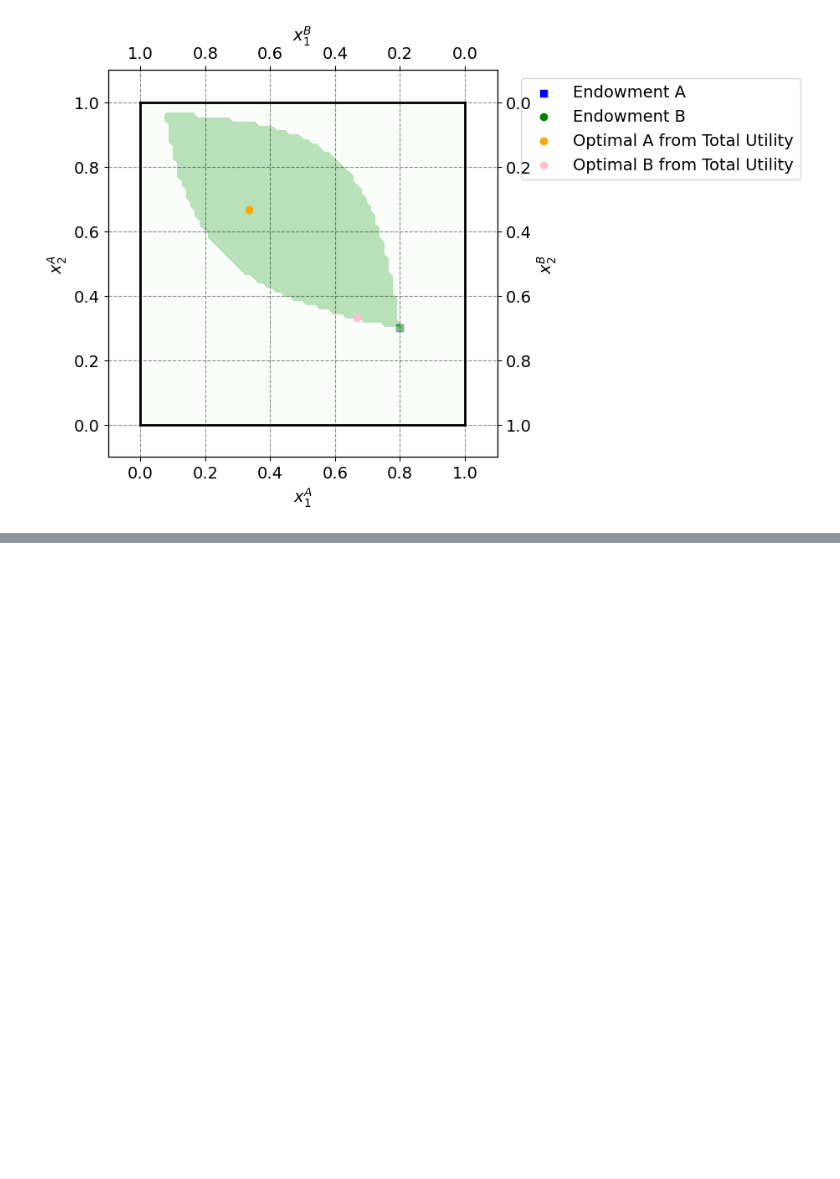
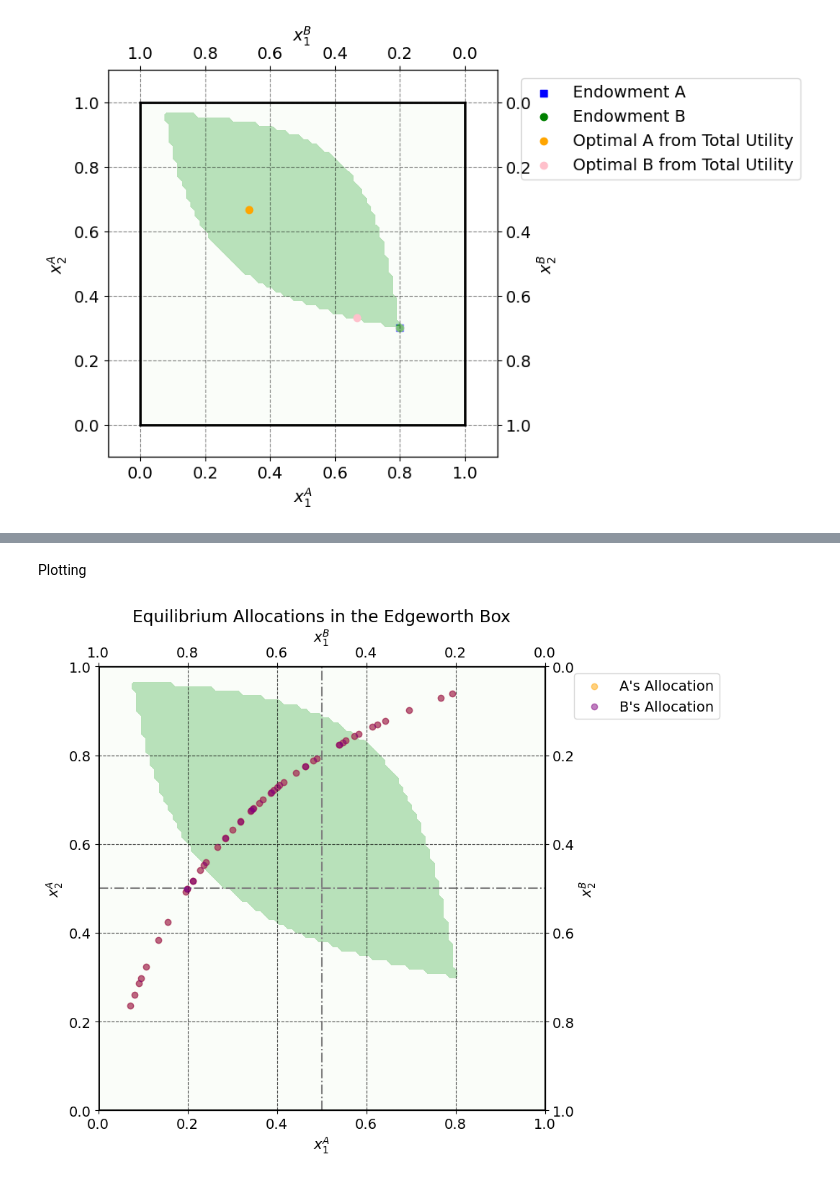
Before and after one commit to NumEconCopenhagen/projects-2024-rasmus, a Jupyter notebook: inauguralproject/inauguralproject.ipynb, the cells around one changed output, grey strips where cells are left out. Cells and saved outputs as stored; diff of their text form; code cells hidden in the pictures; blank space fills up the shorter version.

```diff
--- a/inauguralproject/inauguralproject.ipynb
+++ b/inauguralproject/inauguralproject.ipynb
@@ -290,0 +326,79 @@ plt.show()
+# %%
+# Assuming ExchangeEconomyClass and methods are defined as in your .py file
+model = ExchangeEconomyClass()
+
+equilibria = []
+
+for omega in W:
+    model.par.w1A, model.par.w2A = omega
+    p1_star = model.find_market_clearing_price()
+    x1A_star, x2A_star = model.demand_A(p1_star)
+    x1B_star, x2B_star = model.demand_B(p1_star)
+    equilibria.append(((x1A_star, x2A_star), (x1B_star, x2B_star)))
+# %% [markdown]
+Plotting
+# %%
+# Initialize figure for the Edgeworth Box
+fig = plt.figure(figsize=(8, 8))
+ax_A = fig.add_subplot(1, 1, 1)
+
+# Setting limits for the Edgeworth Box based on total resources
+total_resources = [1, 1]  # Total amount of x1 and x2 in the economy
+
+ax_A.set_xlim(0, total_resources[0])
+ax_A.set_ylim(0, total_resources[1])
+ax_A.set_xlabel('$x_{1}^A$')
+ax_A.set_ylabel('$x_{2}^A$')
+
+# Create the second set of axes
+temp = ax_A.twinx()
+temp.set_ylabel("$x_2^B$")
+temp.set_ylim(0, total_resources[1])  # Set limits for B's y-axis
+ax_B = temp.twiny()
+ax_B.set_xlabel("$x_1^B$")
+ax_B.set_xlim(0, total_resources[0])  # Set limits for B's x-axis
+ax_B.invert_xaxis()
+ax_B.invert_yaxis()
+
+# Create a grid of points in the Edgeworth box
+x = np.linspace(0, 1, 100)
+y = np.linspace(0, 1, 100)
+X, Y = np.meshgrid(x, y)
+
+# Calculate utilities for all combinations for A and the corresponding for B
+utility_A_grid = utility_A(X, Y, alpha)
+utility_B_grid = utility_B(1 - X, 1 - Y, beta)
+
+# Identify combinations that are Pareto improvements
+pareto_improvements_mask = (utility_A_grid >= utility_A_initial) & (utility_B_grid >= utility_B_initial)
+
+# Contour plot for Pareto improvements
+ax_A.contourf(X, Y, pareto_improvements_mask, cmap="Greens", alpha=0.5, levels=[0.5, 1], extend='both')
+
+# Plot each equilibrium allocation for A and B
+for ((x1A, x2A), (x1B, x2B)) in equilibria:
+    ax_A.scatter(x1A, x2A, color='orange', alpha=0.5)  # Plotting A's allocation
+    ax_B.scatter(x1B, x2B, color='purple', alpha=0.5)  # Plotting B's allocation on the inverted axes
+
+# Optional: Enhancements for visualization
+ax_A.axhline(y=0.5, color='grey', linestyle='-.')  # Halfway line for x2 resources
+ax_A.axvline(x=0.5, color='grey', linestyle='-.')  # Halfway line for x1 resources
+
+# Adding a legend to distinguish between A's and B's allocations
+ax_A.scatter([], [], color='orange', alpha=0.5, label='A\'s Allocation')  # Dummy scatter for A's legend
+ax_A.scatter([], [], color='purple', alpha=0.5, label='B\'s Allocation')  # Dummy scatter for B's legend
+ax_A.legend(loc='upper left', bbox_to_anchor=(1.05, 1))
+
+# Plotting the bounds of the box
+ax_A.plot([0, 1], [0, 0], lw=2, color='black')
+ax_A.plot([0, 1], [1, 1], lw=2, color='black')
+ax_A.plot([0, 0], [0, 1], lw=2, color='black')
+ax_A.plot([1, 1], [0, 1], lw=2, color='black')
+
+# Adding a grid
+ax_A.grid(True, linestyle='--', alpha=0.6)
+
+plt.title('Equilibrium Allocations in the Edgeworth Box')
+plt.show()
+# %% [output]
+[figure, added]
```
Also changed, not shown: parts of 4 cells of this notebook.
